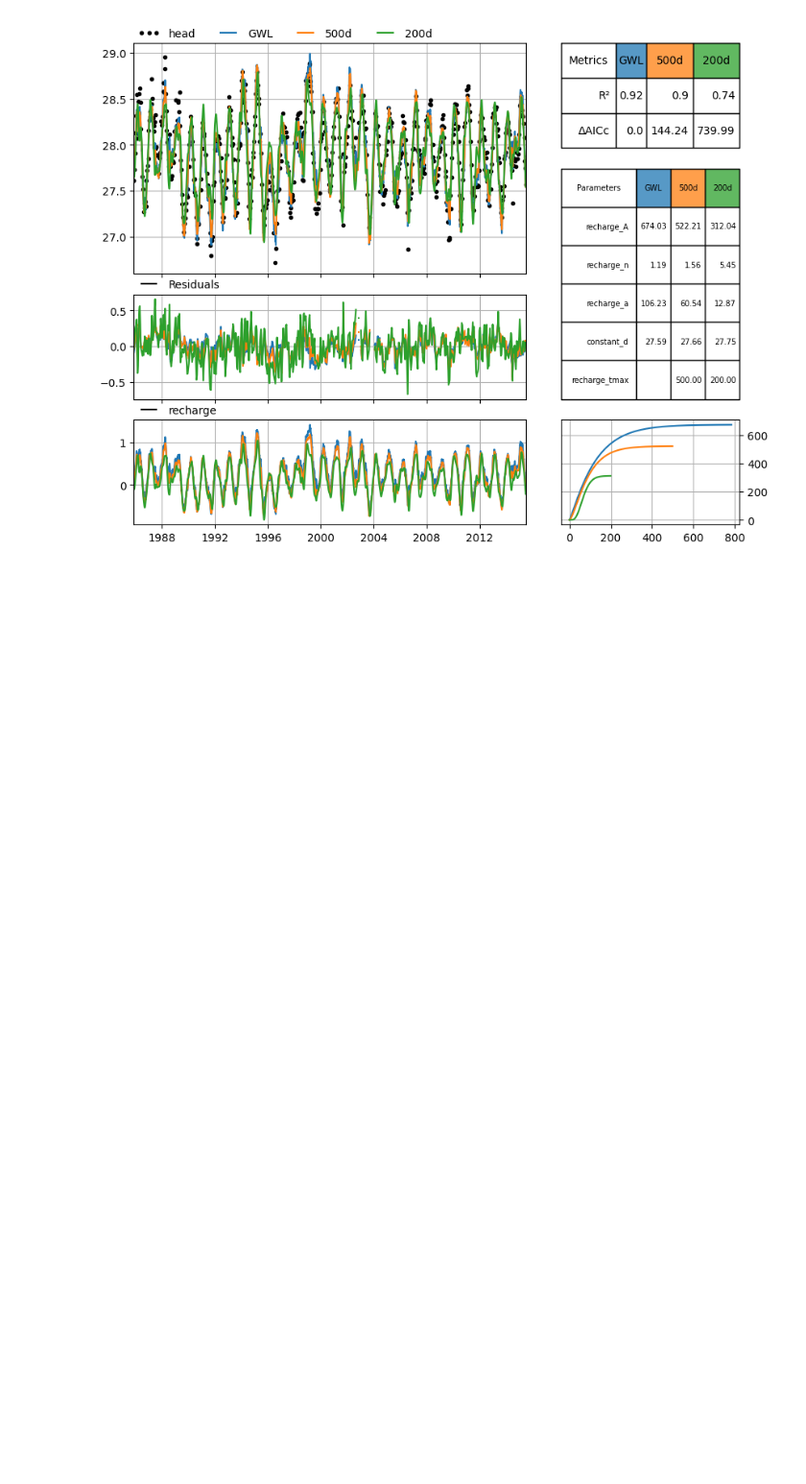
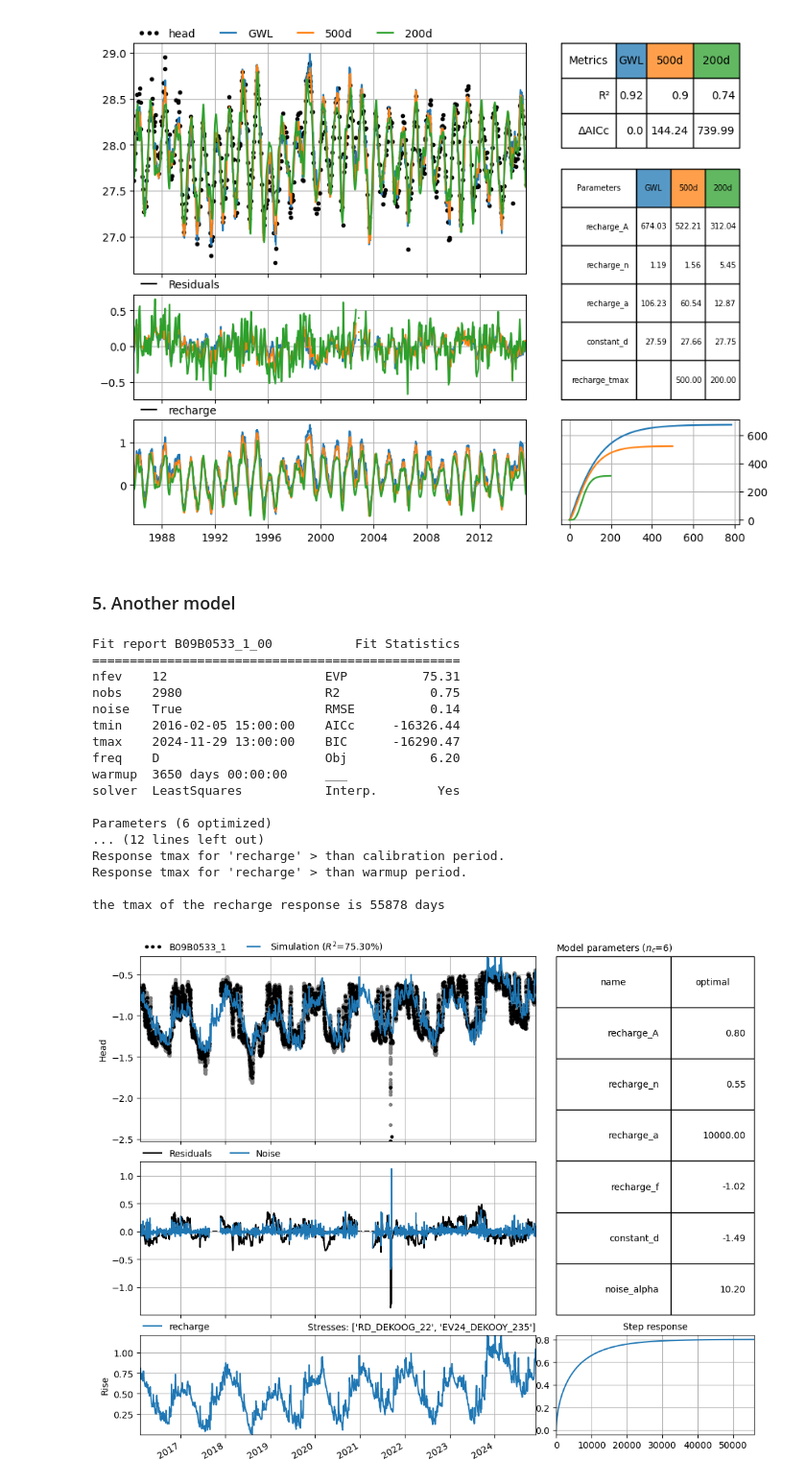
Before and after one commit to pastas/pastas, a Jupyter notebook: doc/examples/response_tmax_bound.ipynb, the cells around one changed output. Shown at 96% size. Saved outputs shown, nothing was run; the diff lists cells and outputs as text; code cells hidden in the pictures; blank space fills up the shorter version.

```diff
--- a/doc/examples/response_tmax_bound.ipynb
+++ b/doc/examples/response_tmax_bound.ipynb
@@ -128,3 +128,30 @@ mc = ps.CompareModels(models=[ml, ml2, ml3])
 mc.plot()
 # %% [output]
 [figure]
+# %% [markdown]
+### 5. Another model
+# %%
+# consider this model with a response function with a high response tmax
+ml = ps.io.load('data/B09B0533_1_00.pas')
+ml.solve()
+ml.plots.results();
+print(f'\nthe tmax of the recharge response is {ml.get_response_tmax("recharge"):.0f} days')
+# %% [output]
+Fit report B09B0533_1_00           Fit Statistics
+=================================================
+nfev    12                     EVP          75.31
+nobs    2980                   R2            0.75
+noise   True                   RMSE          0.14
+tmin    2016-02-05 15:00:00    AICc     -16326.44
+tmax    2024-11-29 13:00:00    BIC      -16290.47
+freq    D                      Obj           6.20
+warmup  3650 days 00:00:00     ___
+solver  LeastSquares           Interp.        Yes
+
+Parameters (6 optimized)
+... (12 lines left out)
+Response tmax for 'recharge' > than calibration period.
+Response tmax for 'recharge' > than warmup period.
+
+the tmax of the recharge response is 55878 days
+[figure, added]
```
Also changed, not shown: parts of 3 cells of this notebook, 4 other files.
